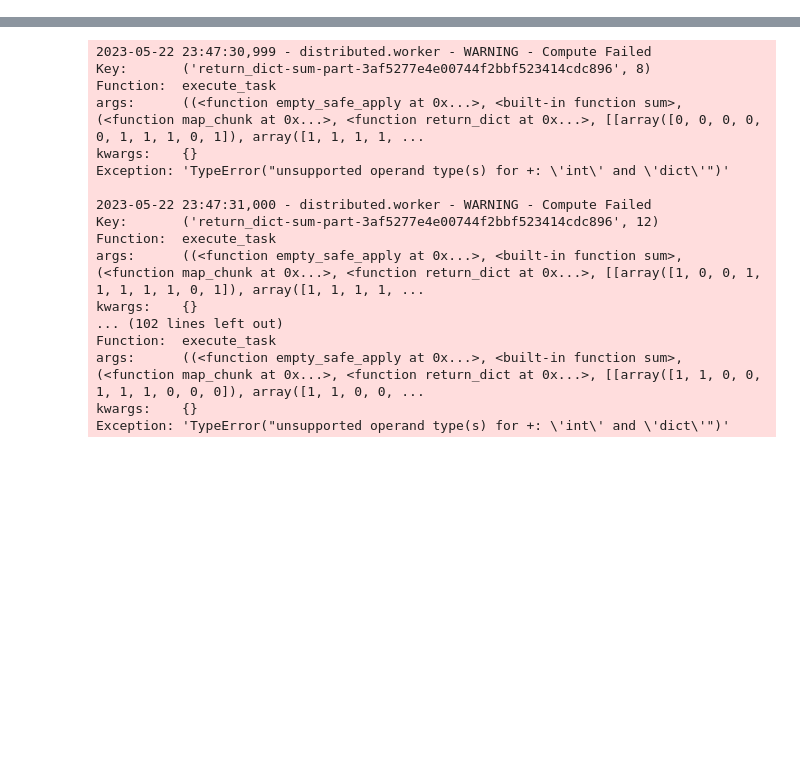
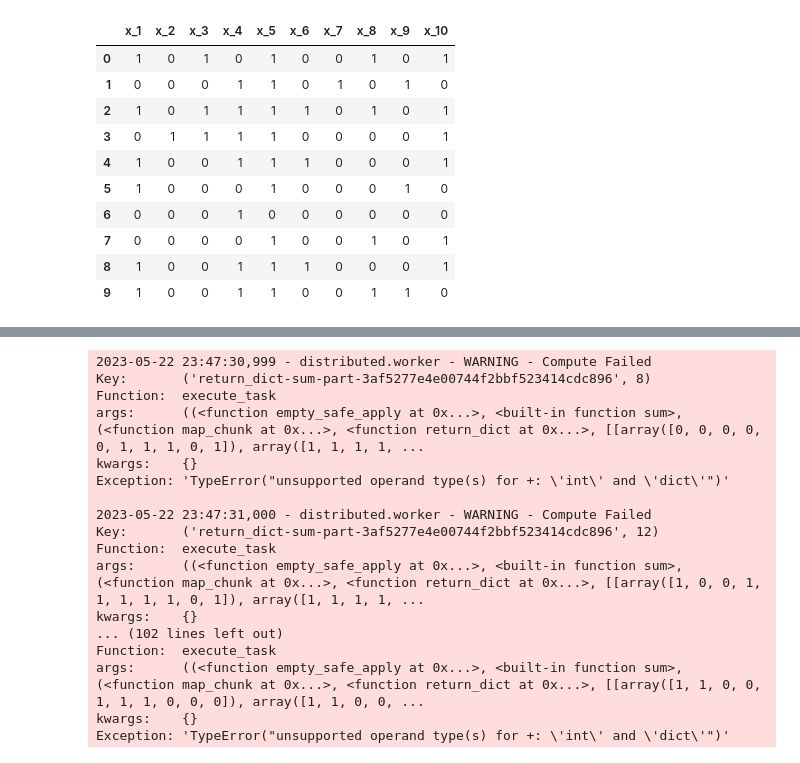
Before and after one commit to leeparkuky/barcode, a Jupyter notebook: get_better_codes.ipynb, the cells around one changed output, grey strips where cells are left out. Cells and saved outputs as stored; diff of their text form; code cells hidden in the pictures; blank space fills up the shorter version.

```diff
--- a/get_better_codes.ipynb
+++ b/get_better_codes.ipynb
@@ -18,0 +264,24 @@ client
+# %%
+import dask.bag as db
+
+self = sample_generator(10, 1_000_000)
+
+b = db.range(self.sample_size, npartitions = self.sample_size//1000)
+output = db.map(lambda x: bernoulli.rvs(list(self.pi.values()), size = self.var_num).tolist(), b).compute()
+# %%
+import pandas as pd
+
+pd.DataFrame(output[:10], columns = [str(x) for x in self.fieldnames][:-1])
+pd.DataFrame(output[:10], columns = self.fieldnames[:-1])
+# %% [output]
+|  | x_1 | x_2 | x_3 | x_4 | x_5 | x_6 | x_7 | x_8 | x_9 | x_10 |
+| 0 | 1 | 0 | 1 | 0 | 1 | 0 | 0 | 1 | 0 | 1 |
+| 1 | 0 | 0 | 0 | 1 | 1 | 0 | 1 | 0 | 1 | 0 |
+| 2 | 1 | 0 | 1 | 1 | 1 | 1 | 0 | 1 | 0 | 1 |
+| 3 | 0 | 1 | 1 | 1 | 1 | 0 | 0 | 0 | 0 | 1 |
+| 4 | 1 | 0 | 0 | 1 | 1 | 1 | 0 | 0 | 0 | 1 |
+| 5 | 1 | 0 | 0 | 0 | 1 | 0 | 0 | 0 | 1 | 0 |
+| 6 | 0 | 0 | 0 | 1 | 0 | 0 | 0 | 0 | 0 | 0 |
+| 7 | 0 | 0 | 0 | 0 | 1 | 0 | 0 | 1 | 0 | 1 |
+| 8 | 1 | 0 | 0 | 1 | 1 | 1 | 0 | 0 | 0 | 1 |
+| 9 | 1 | 0 | 0 | 1 | 1 | 0 | 0 | 1 | 1 | 0 |
```
Also changed, not shown: parts of 33 cells of this notebook, 1 other file.
